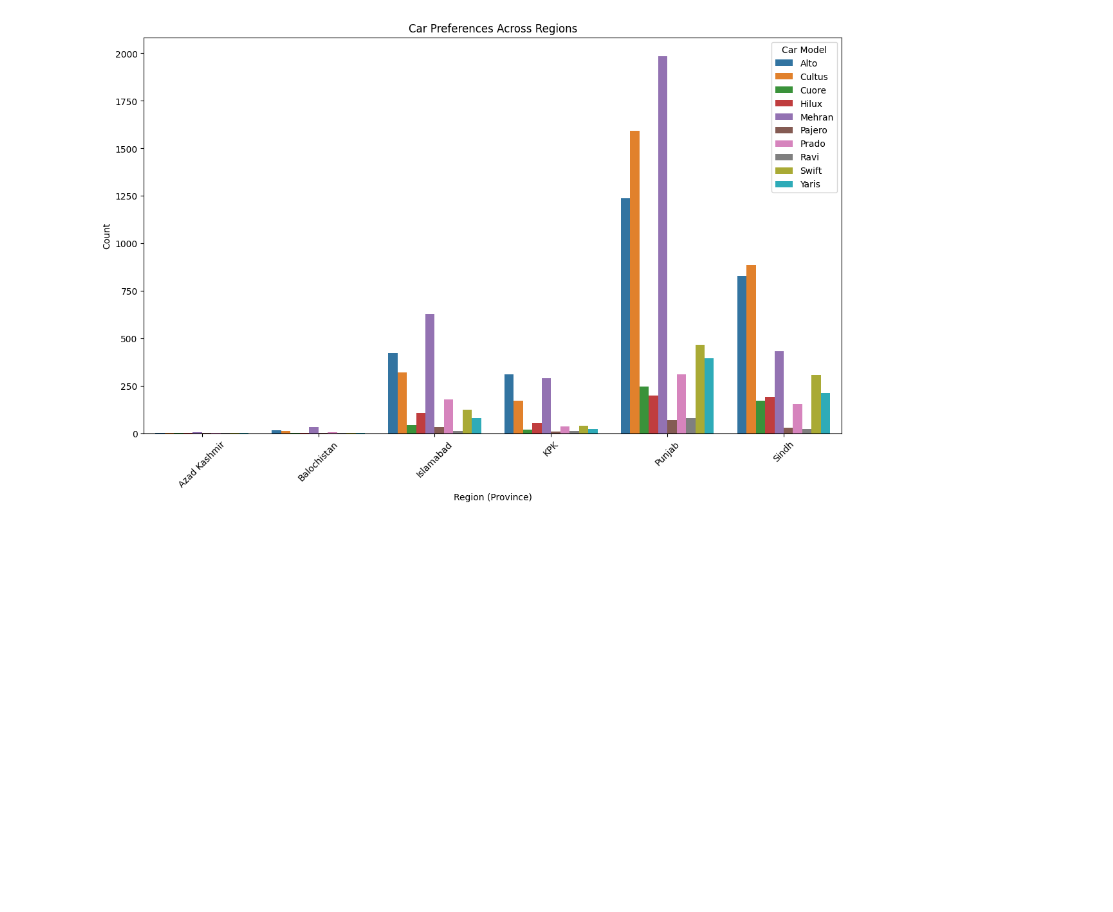
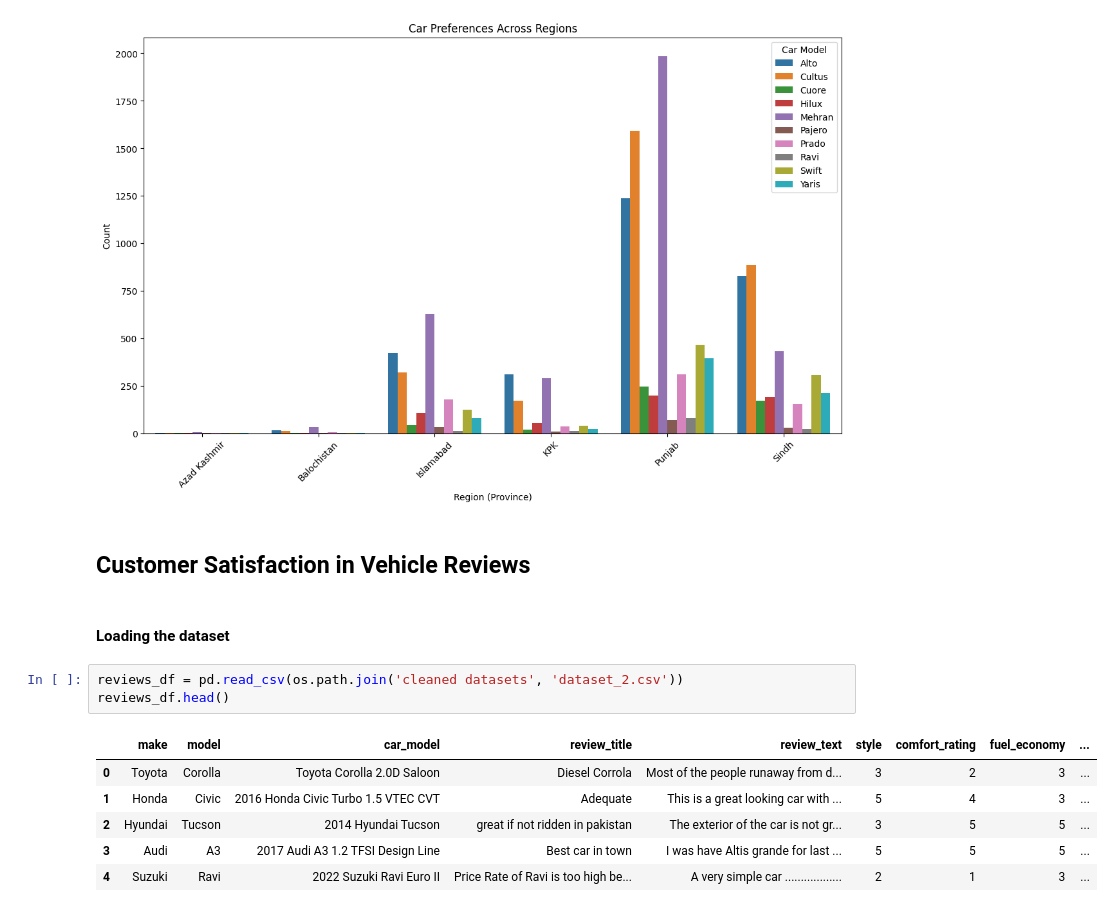
Before and after one commit to Muneeb-03/CS334-PakWheels-Project, a Jupyter notebook: project.ipynb, the cells around one changed output. Cells and saved outputs as stored; diff of their text form; blank space fills up the shorter version.

```diff
--- a/project.ipynb
+++ b/project.ipynb
@@ -1749,3 +1749,17 @@ plt.xticks(rotation=45)
 plt.show()
 # %% [output]
 [figure]
+# %% [markdown]
+## Customer Satisfaction in Vehicle Reviews
+# %% [markdown]
+#### Loading the dataset
+# %%
+reviews_df = pd.read_csv(os.path.join('cleaned datasets', 'dataset_2.csv'))
+reviews_df.head()
+# %% [output]
+|  | make | model | car_model | review_title | review_text | style | comfort_rating | fuel_economy | ... |
+| 0 | Toyota | Corolla | Toyota Corolla 2.0D Saloon | Diesel Corrola | Most of the people runaway from d... | 3 | 2 | 3 | ... |
+| 1 | Honda | Civic | 2016 Honda Civic Turbo 1.5 VTEC CVT | Adequate | This is a great looking car with ... | 5 | 4 | 3 | ... |
+| 2 | Hyundai | Tucson | 2014 Hyundai Tucson | great if not ridden in pakistan | The exterior of the car is not gr... | 3 | 5 | 5 | ... |
+| 3 | Audi | A3 | 2017 Audi A3 1.2 TFSI Design Line | Best car in town | I was have Altis grande for last ... | 5 | 5 | 5 | ... |
+| 4 | Suzuki | Ravi | 2022 Suzuki Ravi Euro II | Price Rate of Ravi is too high be... | A very simple car .................. | 2 | 1 | 3 | ... |
```
Also changed, not shown: parts of 12 cells of this notebook.
